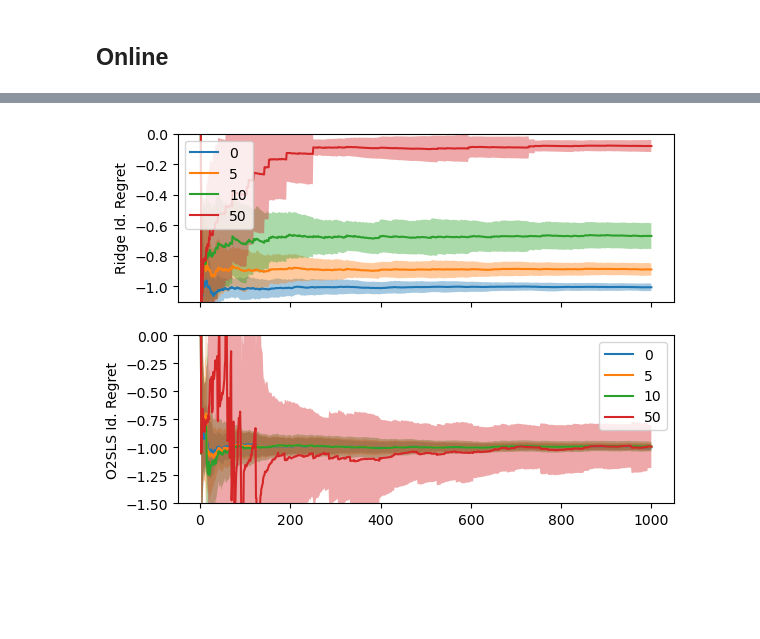
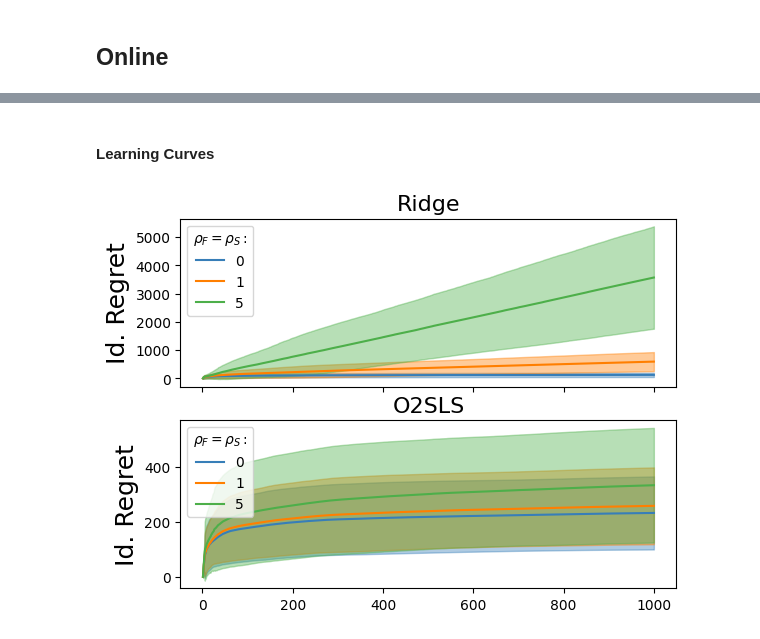
Before and after one commit to riccardodv/O2SLS-and-OFUL-IV, a Jupyter notebook: 2SLSOnline_RealData.ipynb, the cells around one changed output, grey strips where cells are left out. Saved outputs shown, nothing was run; the diff lists cells and outputs as text; code cells hidden in the pictures; blank space fills up the shorter version.

```diff
--- a/2SLSOnline_RealData.ipynb
+++ b/2SLSOnline_RealData.ipynb
@@ -681,7 +697,7 @@ type_onrec = [r"$\beta_t$", r"$R^2_t$", r"$regret$", r"Cumulative Regret"]
 # %%
 ## PARAMETERS
 np.random.seed(23)
-n_iters = 20
+n_iters = 30
 T = int(1e3)
 sigma_1, sigma_2 = 1, 1
 lamda, lamda_IV = 1e-1, 1e-1
@@ -692,8 +708,8 @@ lamda, lamda_IV = 1e-1, 1e-1
 # online_loss_oracle = np.zeros((n_iters, len(methods), T))
 # online_loss_identification = np.zeros((n_iters, len(methods), T))
 
-s=[0,5,10,50] #+[20*i for i in range(1,11,1)]
-f=[0,5,10,50] #+[20*i for i in range(1,11,1)]
+s=[0,1, 5,20] + [40*i for i in range(1,6,1)]
+f=[0,1, 5,20] + [40*i for i in range(1,6,1)]
 if len(s) == len(f):
     dim_s_f = len(s)
 else:
@@ -708,8 +724,8 @@ type_offrec = [r"$\beta_t$", r"$R^2_t$", r"$regret$"]
 ## MODEL
 # first stage
 e = np.random.binomial(1, 0.01, size=(n_iters, T,1))
-# Z = np.random.randn(n_iters,T,1)*5
-Z = np.random.randn(n_iters,T,1)
+Z = np.random.randn(n_iters,T,1)*5
+# Z = np.random.randn(n_iters,T,1)
 eps = sigma_1*np.random.randn(n_iters,T,1)
 Xmat = 5 + theta_star*Z + f*e + eps
 # second stage
@@ -726,5 +745,5 @@ y = Ymat
 # %%
-sp = LinearRegression()
+sp = Ridge(0.1)
 records_off = np.zeros((n_iters, len(type_offrec), dim_s_f, dim_s_f))
 
 for e in range(n_iters):
@@ -941,28 +1159,49 @@ Text(792.3131313131312, 0.5, '$\\rho_S$')
+# %% [markdown]
+#### Learning Curves
 # %%
+SMALL_SIZE = 8
+MEDIUM_SIZE = 10
+BIGGER_SIZE = 16
+BIGGER_SIZE_LA = 10
+BIGGER_SIZE_A = 18
+
+plt.rc('font', size=MEDIUM_SIZE)          # controls default text sizes
+plt.rc('axes', titlesize=BIGGER_SIZE)     # fontsize of the axes title
+plt.rc('axes', labelsize=BIGGER_SIZE_A)    # fontsize of the x and y labels
+plt.rc('xtick', labelsize=MEDIUM_SIZE)    # fontsize of the tick labels
+plt.rc('ytick', labelsize=MEDIUM_SIZE)    # fontsize of the tick labels
+plt.rc('legend', fontsize=BIGGER_SIZE_LA)    # legend fontsize
+plt.rc('figure', titlesize=SMALL_SIZE)
+
+
+
+
 rounds = np.array([t for t in range(1,T+1,1)])
 options = {"beta":0, "R2":1, "reg":2, "cumreg":3}
-choose_key = "beta"
+choose_key = "cumreg"
 
 fig, axarr = plt.subplots(2, sharex=True)
-for i in range(dim_s_f):
+for i in range(3):
     reg = mean_records_on[:,options[choose_key],i,i]
     reg_iv = mean_records_on_iv[:,options[choose_key],i,i]
     reg_std = std_records_on[:,options[choose_key],i,i]
     reg_iv_std = std_records_on_iv[:,options[choose_key],i,i]
 
-    axarr[0].plot(rounds, reg, label=s.flatten()[i])
-    axarr[0].fill_between(rounds, reg-reg_std, reg+reg_std, alpha=0.4)
-    axarr[0].set_ylabel(r"Ridge Id. Regret")
-    axarr[0].set_ylim([-1.1, 0])
-    axarr[0].legend()  # Add the legend to the first subplot
+    axarr[0].plot(rounds, reg, label=s.flatten()[i], color=colors[i])
+    axarr[0].fill_between(rounds, reg-reg_std, reg+reg_std, color=colors[i], alpha=0.4)
+    axarr[0].set_title("Ridge")
+    axarr[0].set_ylabel(type_onrec[options[choose_key]])
+    # axarr[0].set_ylim([-1.1, 0])
+    axarr[0].legend(title=r"$\rho_F=\rho_S:$")  # Add the legend to the first subplot
 
-    axarr[1].plot(rounds, reg_iv, label=s.flatten()[i])
-    axarr[1].fill_between(rounds, reg_iv-reg_iv_std, reg_iv+reg_iv_std, alpha=0.4)
+    axarr[1].plot(rounds, reg_iv, label=s.flatten()[i], color=colors[i])
+    axarr[1].fill_between(rounds, reg_iv-reg_iv_std, reg_iv+reg_iv_std, color=colors[i], alpha=0.4)
     # axarr[1].set_ylabel(r"O2SLS Id. Regret: $\widetilde{R}^{O2SLS}_t$")
-    axarr[1].set_ylabel(r"O2SLS Id. Regret")
-    axarr[1].set_ylim([-1.5, 0])
-    axarr[1].legend()  # Add the legend to the second subplot
+    axarr[1].set_title("O2SLS")
+    axarr[1].set_ylabel(type_onrec[options[choose_key]])
+    # axarr[1].set_ylim([-1.5, 0])
+    axarr[1].legend(title=r"$\rho_F=\rho_S:$")  # Add the legend to the second subplot
 
-plt.show()
+# plt.savefig("./id_reg_ridgeVSO2SLS.pdf", format='pdf',  bbox_inches='tight')
 # %% [output]
-[figure, old version]
+[figure, new version]
```
Also changed, not shown: parts of 33 cells of this notebook, 2 other files.
